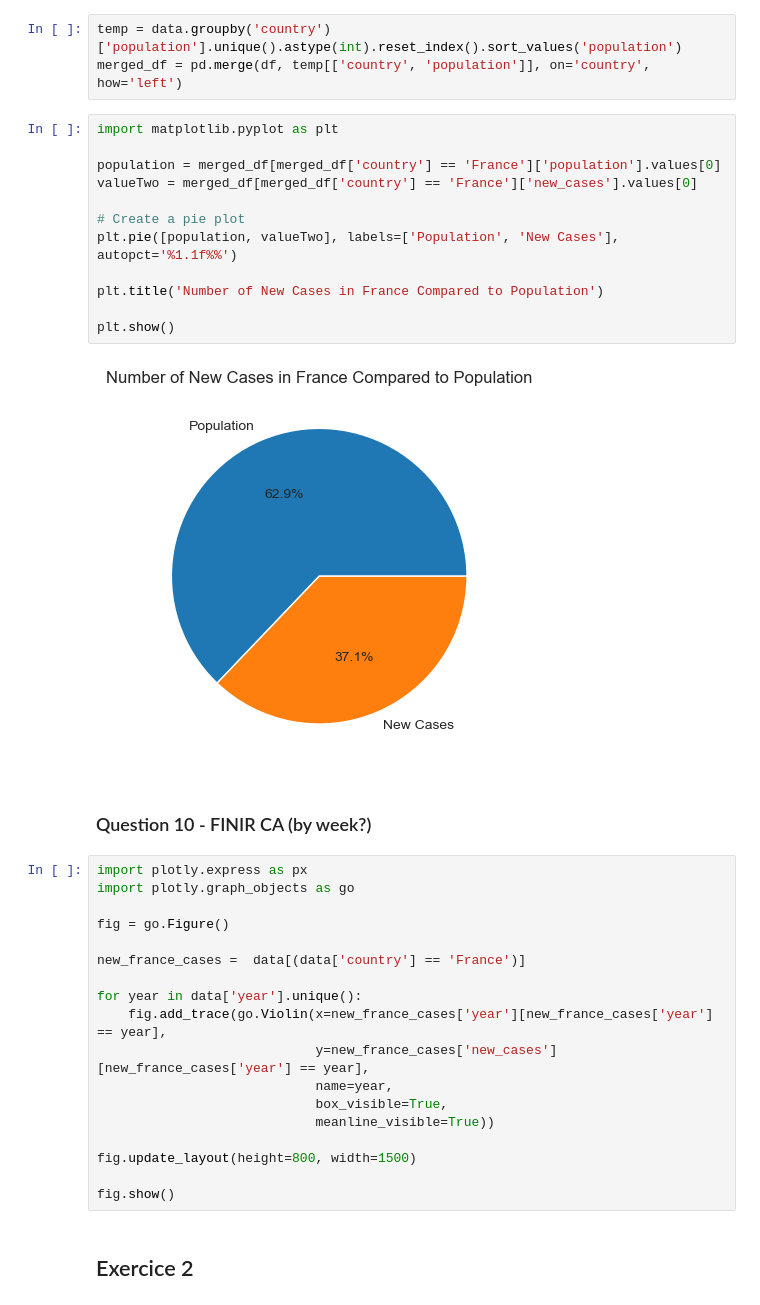
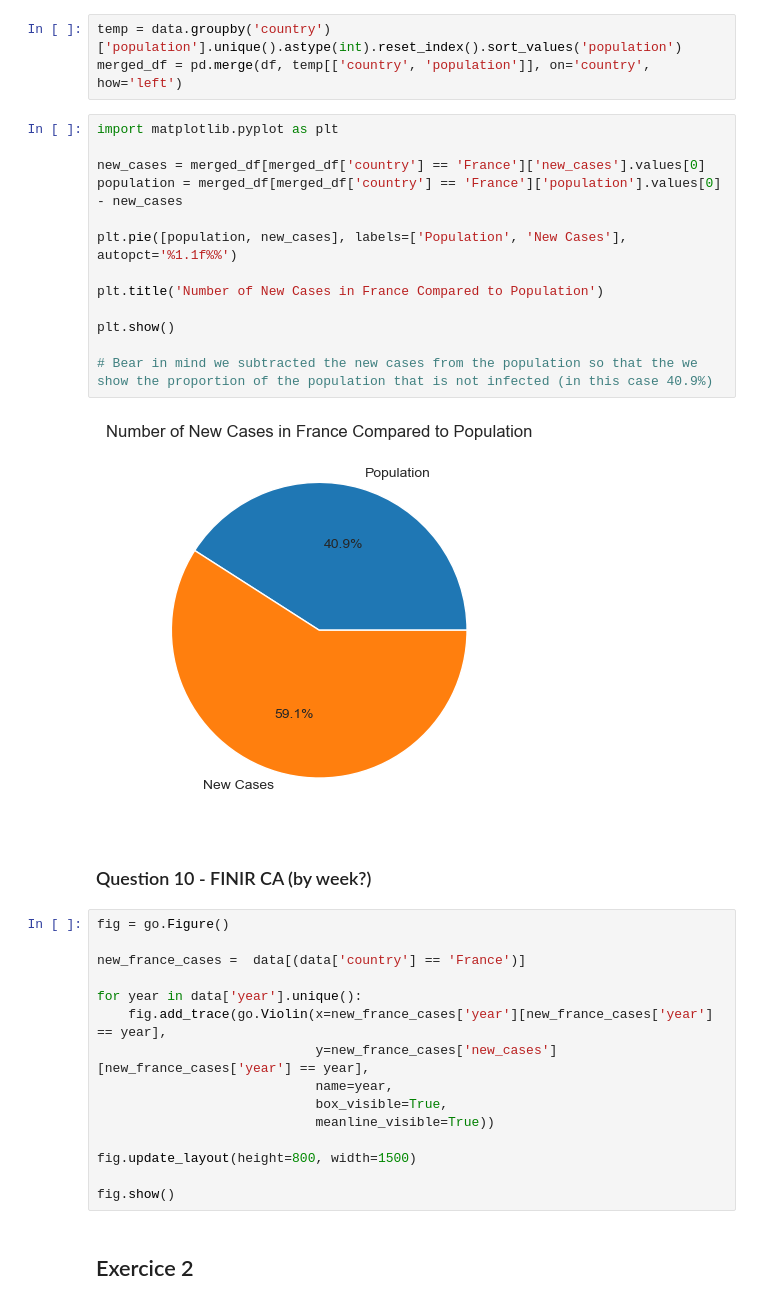
Before and after one commit to alexandrecogordan/data-visualisation, a Jupyter notebook: TD2/alexandre-cogordan.ipynb, the cells around one changed output. Cells and saved outputs as stored; diff of their text form.

```diff
--- a/TD2/alexandre-cogordan.ipynb
+++ b/TD2/alexandre-cogordan.ipynb
@@ -143,23 +142,21 @@ merged_df = pd.merge(df, temp[['country', 'population']], on='country', how='lef
 # %%
 import matplotlib.pyplot as plt
 
-population = merged_df[merged_df['country'] == 'France']['population'].values[0]
-valueTwo = merged_df[merged_df['country'] == 'France']['new_cases'].values[0]
+new_cases = merged_df[merged_df['country'] == 'France']['new_cases'].values[0]
+population = merged_df[merged_df['country'] == 'France']['population'].values[0] - new_cases
 
-# Create a pie plot
-plt.pie([population, valueTwo], labels=['Population', 'New Cases'], autopct='%1.1f%%')
+plt.pie([population, new_cases], labels=['Population', 'New Cases'], autopct='%1.1f%%')
 
 plt.title('Number of New Cases in France Compared to Population')
 
 plt.show()
+
+# Bear in mind we subtracted the new cases from the population so that the we show the proportion of the population that is not infected (in this case 40.9%)
 # %% [output]
-[figure, old version]
+[figure, new version]
 # %% [markdown]
 ### Question 10 - FINIR CA (by week?)
 # %%
-import plotly.express as px
-import plotly.graph_objects as go
-
 fig = go.Figure()
 
 new_france_cases =  data[(data['country'] == 'France')]
```
Also changed, not shown: parts of 45 cells of this notebook.
